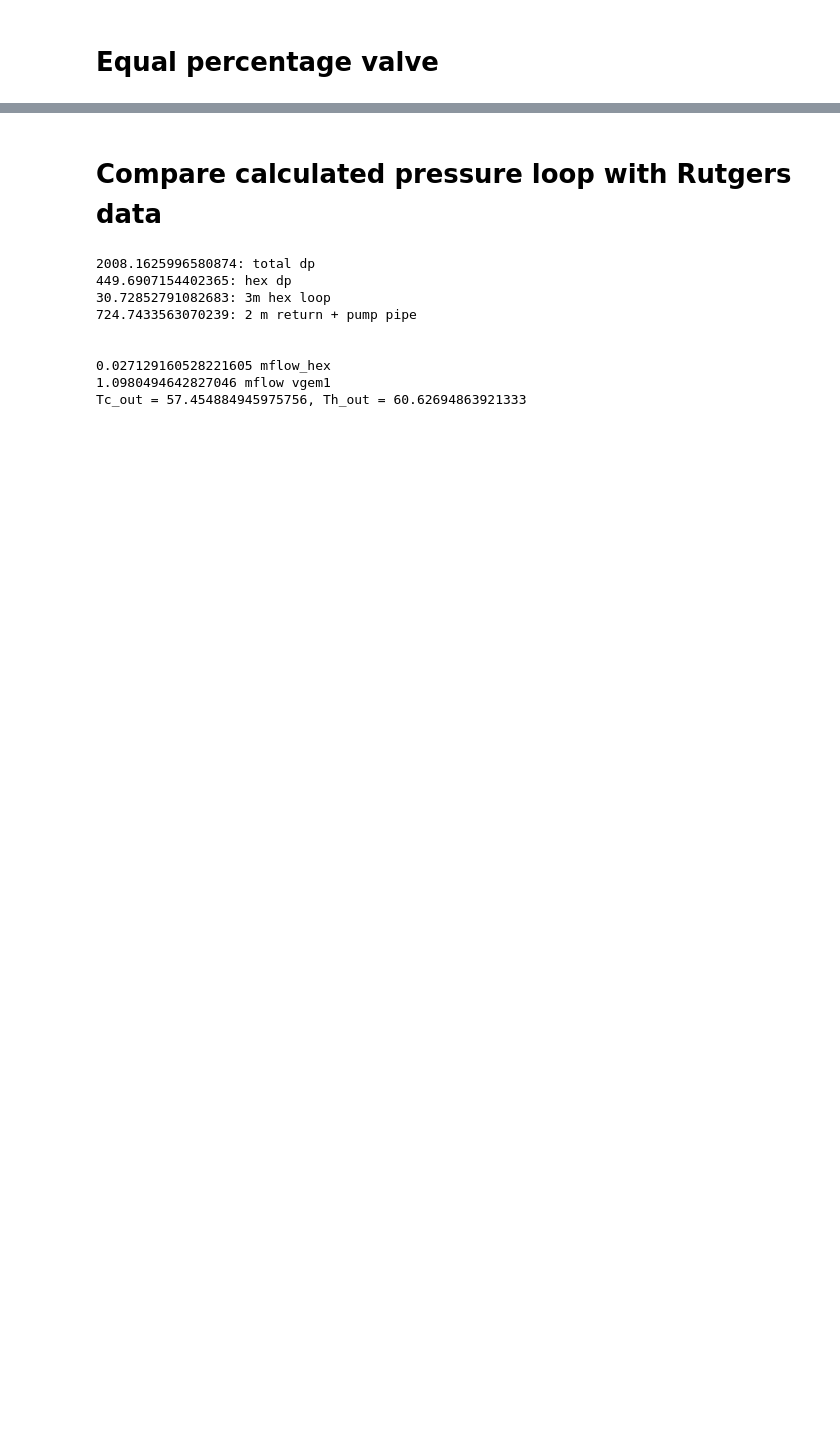
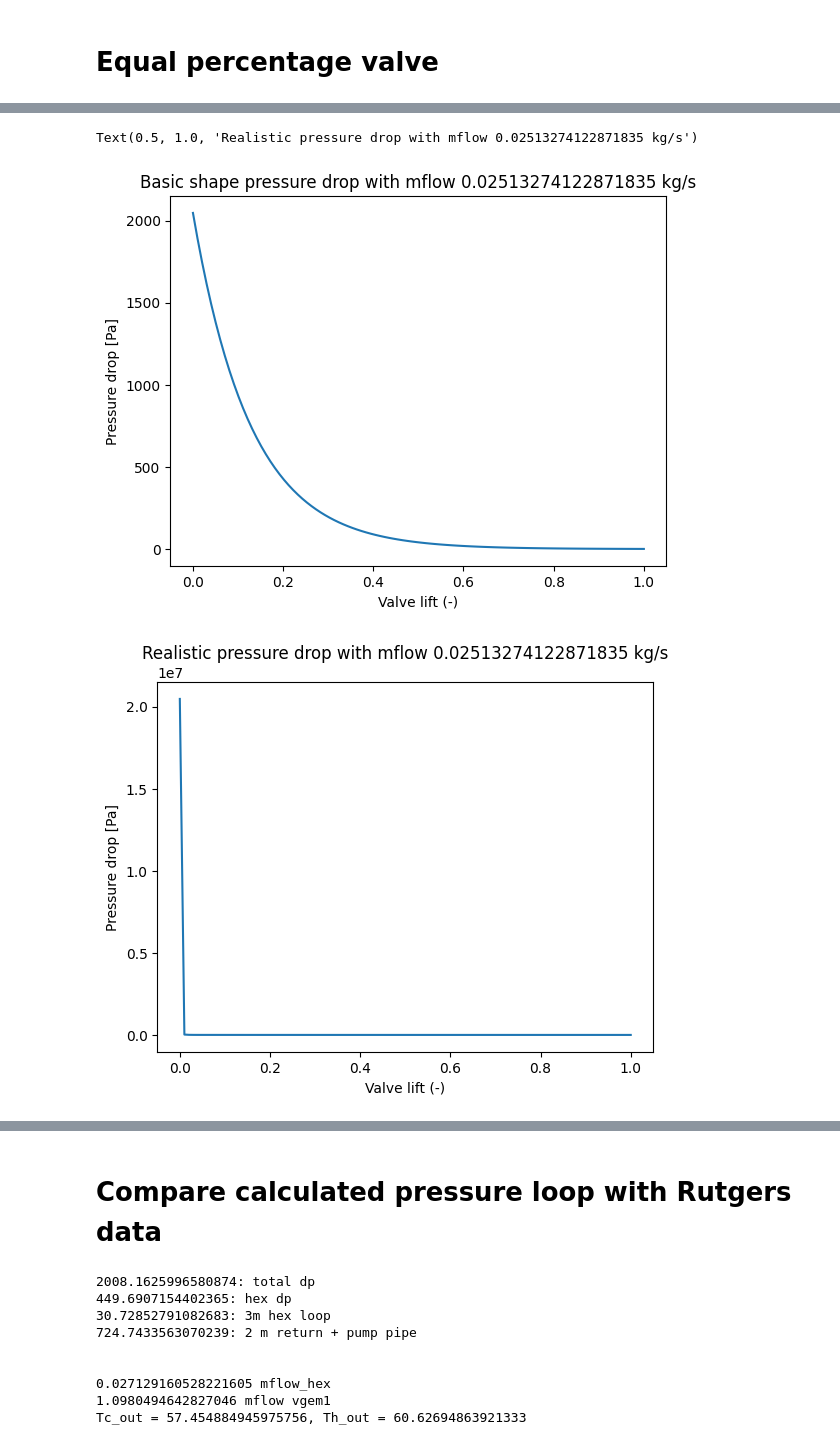
Before and after one commit to Pietervb2/thesis, a Jupyter notebook: obtain_realistic parameters.ipynb, the cells around one changed output, grey strips where cells are left out. Drawn from its saved outputs; the diff is of its cells as text; code cells hidden in the pictures; blank space fills up the shorter version.

```diff
--- a/obtain_realistic parameters.ipynb
+++ b/obtain_realistic parameters.ipynb
@@ -170,0 +222,31 @@ plt.show()
+# %%
+# mflow = 0.24 #kg/s
+mflow = 0.02 * np.pi * 1000 * 0.02**2
+Kvs = 0.1/3.6
+h_star = 0.05
+
+dp_array_ideal = np.zeros(100)
+dp_array_real = np.zeros(100)
+
+for k in range(len(h_array)):
+    Kv_ideal = Kv_ideal_func(h_array[k],Kvs)
+    Kv_real = Kv_real_func(h_array[k],Kvs, h_star)
+    dp_array_ideal[k] = (mflow/(Kv_ideal))**2
+    dp_array_real[k] = (mflow/(Kv_real))**2
+
+plt.figure()
+plt.plot(h_array,dp_array_ideal)
+plt.xlabel("Valve lift (-)")
+plt.ylabel("Pressure drop [Pa]")
+plt.title(f"Basic shape pressure drop with mflow {mflow} kg/s")
+
+plt.figure()
+plt.plot(h_array, dp_array_real)
+plt.xlabel("Valve lift (-)")
+plt.ylabel("Pressure drop [Pa]")
+plt.title(f"Realistic pressure drop with mflow {mflow} kg/s")
+# plt.show()
+# %% [output]
+Text(0.5, 1.0, 'Realistic pressure drop with mflow 0.02513274122871835 kg/s')
+[figure, added]
+[figure, added]
```
Also changed, not shown: parts of 10 cells of this notebook, 8 other files.
